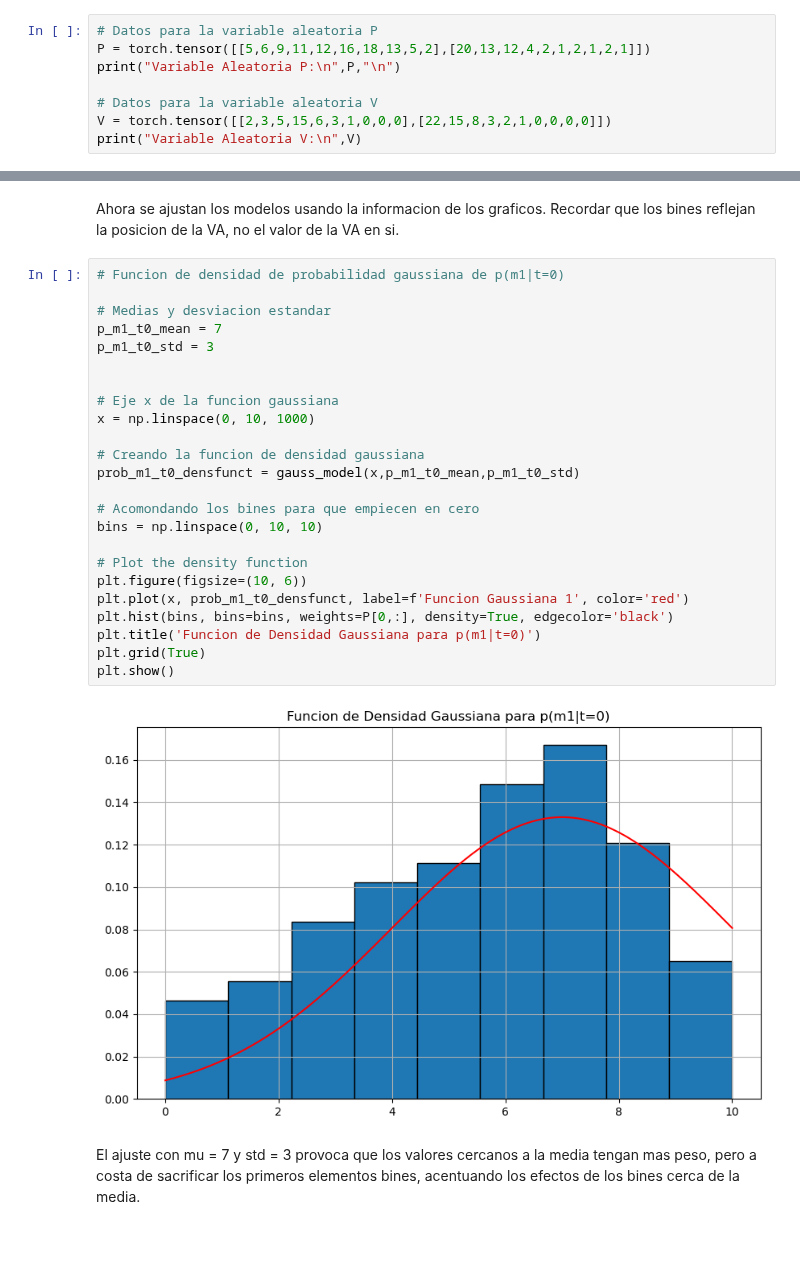
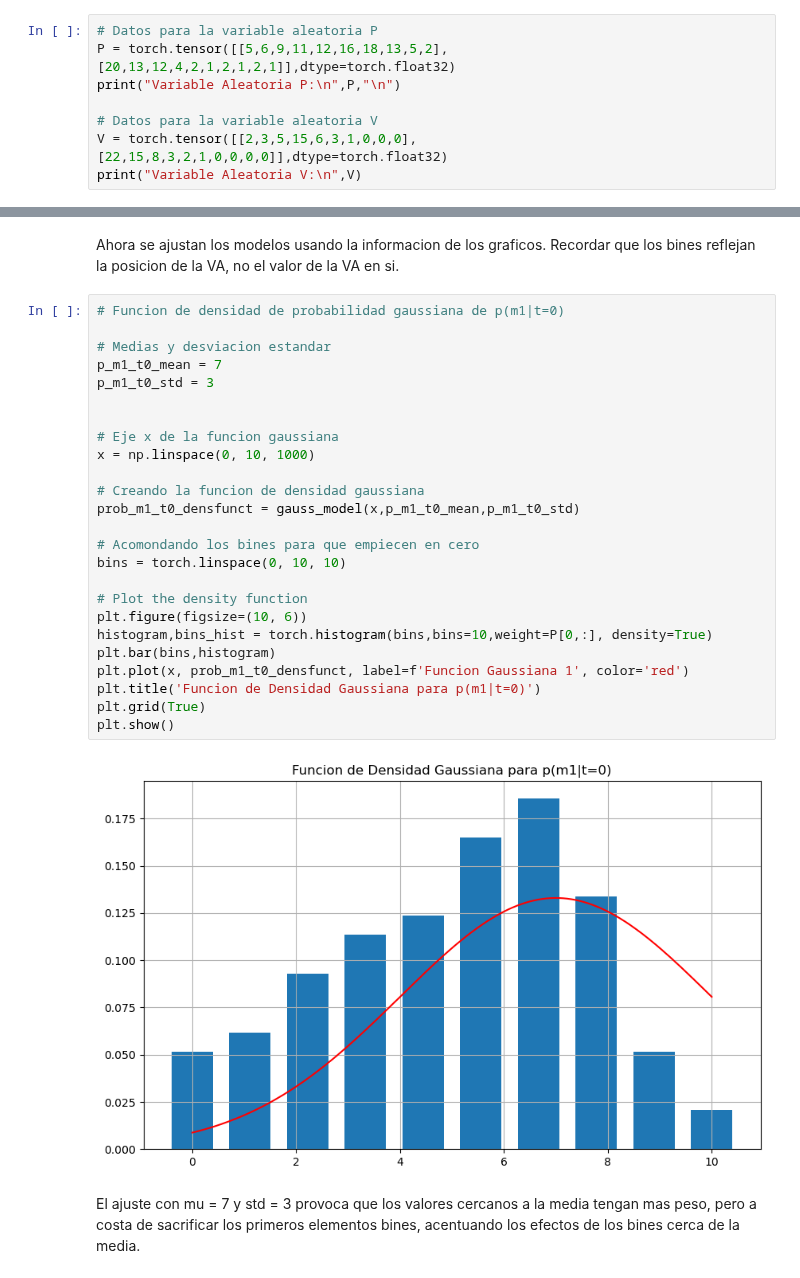
Before and after one commit to YoksanVC/TEC_DataScienceCert, a Jupyter notebook: Module_3_Estadistica_CienciaDatos/Quiz2_Racionar/Quiz2_Racionar_YoksanVarela.ipynb, the cells around one changed output, grey strips where cells are left out. Drawn from its saved outputs; the diff is of its cells as text; blank space fills up the shorter version.

Commit message:
Quiz 2 adjusted to use torch.histogram and new model showed better performance.

```diff
--- a/Module_3_Estadistica_CienciaDatos/Quiz2_Racionar/Quiz2_Racionar_YoksanVarela.ipynb
+++ b/Module_3_Estadistica_CienciaDatos/Quiz2_Racionar/Quiz2_Racionar_YoksanVarela.ipynb
@@ -19,11 +19,11 @@ warnings.filterwarnings("ignore")
 De primera entrada, se crean los dos tensores con la informacion original:
 # %%
 # Datos para la variable aleatoria P
-P = torch.tensor([[5,6,9,11,12,16,18,13,5,2],[20,13,12,4,2,1,2,1,2,1]])
+P = torch.tensor([[5,6,9,11,12,16,18,13,5,2],[20,13,12,4,2,1,2,1,2,1]],dtype=torch.float32)
 print("Variable Aleatoria P:\n",P,"\n")
 
 # Datos para la variable aleatoria V
-V = torch.tensor([[2,3,5,15,6,3,1,0,0,0],[22,15,8,3,2,1,0,0,0,0]])
+V = torch.tensor([[2,3,5,15,6,3,1,0,0,0],[22,15,8,3,2,1,0,0,0,0]],dtype=torch.float32)
 print("Variable Aleatoria V:\n",V)
 # %% [output]
 Variable Aleatoria P:
@@ -100,29 +102,30 @@ Ahora se ajustan los modelos usando la informacion de los graficos. Recordar que
 # %%
 # Funcion de densidad de probabilidad gaussiana de p(m1|t=0)
 
 # Medias y desviacion estandar
 p_m1_t0_mean = 7
 p_m1_t0_std = 3
 
 
 # Eje x de la funcion gaussiana
 x = np.linspace(0, 10, 1000)
 
 # Creando la funcion de densidad gaussiana
 prob_m1_t0_densfunct = gauss_model(x,p_m1_t0_mean,p_m1_t0_std)
 
 # Acomondando los bines para que empiecen en cero
-bins = np.linspace(0, 10, 10)
+bins = torch.linspace(0, 10, 10)
 
 # Plot the density function
 plt.figure(figsize=(10, 6))
+histogram,bins_hist = torch.histogram(bins,bins=10,weight=P[0,:], density=True)
+plt.bar(bins,histogram)
 plt.plot(x, prob_m1_t0_densfunct, label=f'Funcion Gaussiana 1', color='red')
-plt.hist(bins, bins=bins, weights=P[0,:], density=True, edgecolor='black')
 plt.title('Funcion de Densidad Gaussiana para p(m1|t=0)')
 plt.grid(True)
 plt.show()
 # %% [output]
-[figure, old version]
+[figure, new version]
 # %% [markdown]
 El ajuste con mu = 7 y std = 3 provoca que los valores cercanos a la media tengan mas peso, pero a costa de sacrificar los primeros elementos bines, acentuando los efectos de los bines cerca de la media.
 # %%
```
Also changed, not shown: parts of 14 cells of this notebook, 1 other file.
